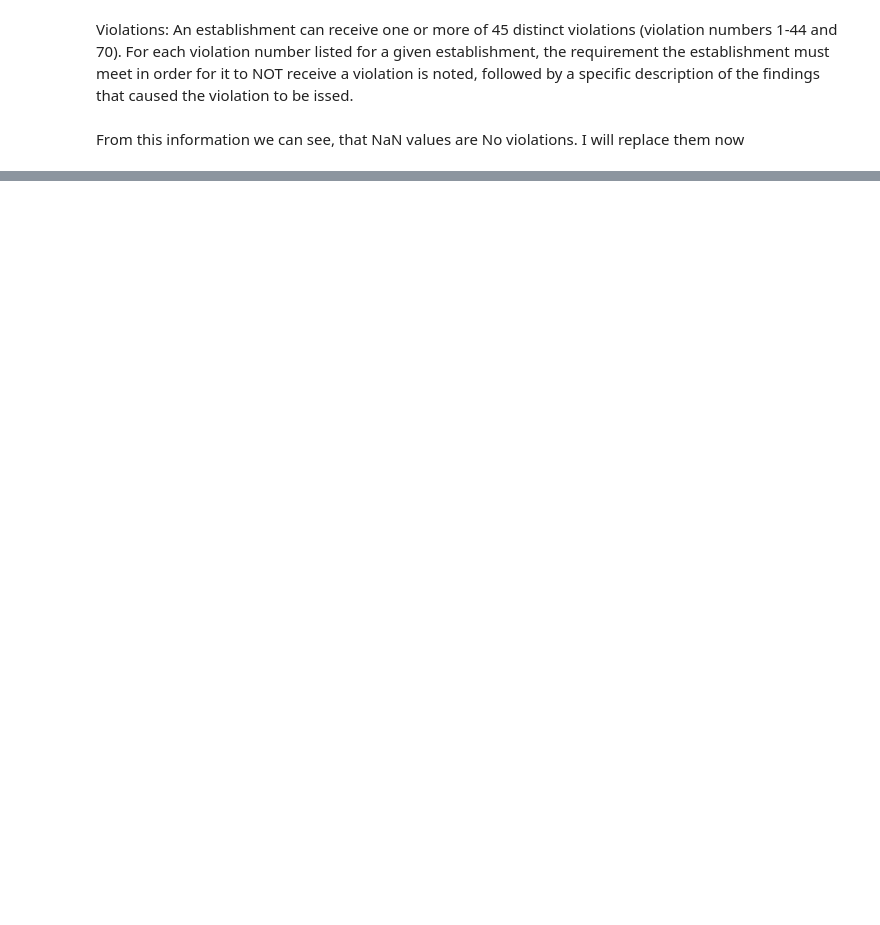
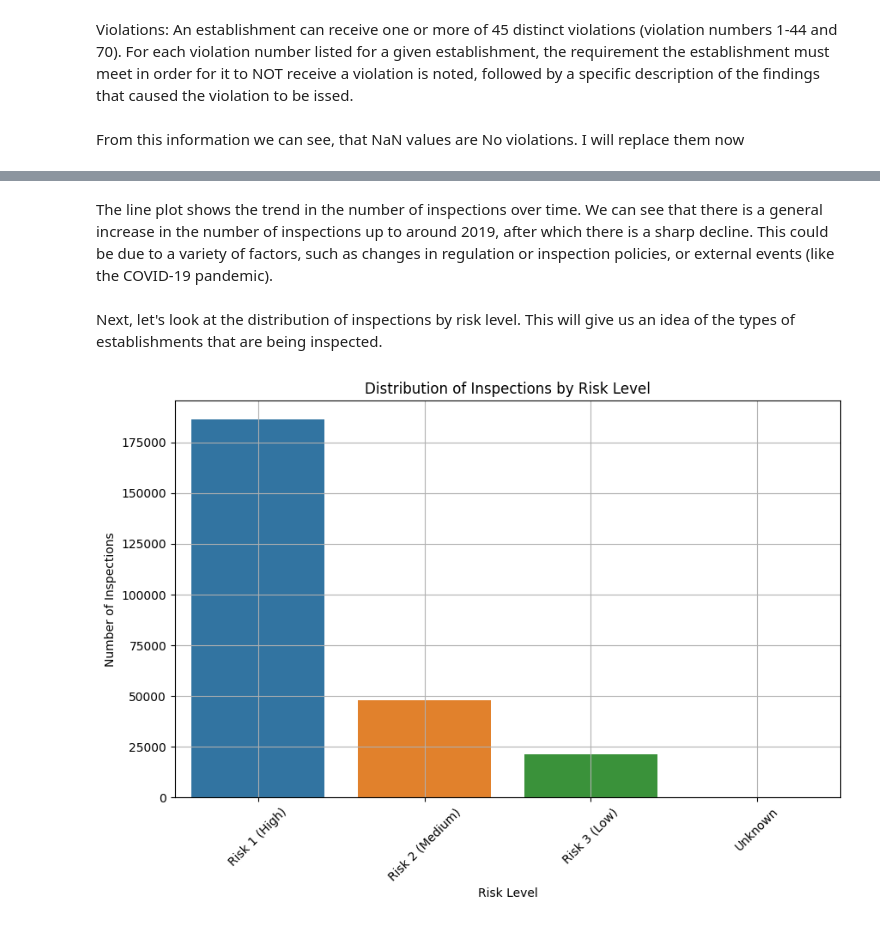
Before and after one commit to aremn/Chicago-Food, a Jupyter notebook: Chicago Inspection.ipynb, the cells around one changed output, grey strips where cells are left out. Cells and saved outputs as stored; diff of their text form; code cells hidden in the pictures; blank space fills up the shorter version.

```diff
--- a/Chicago Inspection.ipynb
+++ b/Chicago Inspection.ipynb
@@ -1164,0 +472,15 @@ Best accuracy for XGBoost:  0.8808529625174927
+# %% [markdown]
+The line plot shows the trend in the number of inspections over time. We can see that there is a general increase in the number of inspections up to around 2019, after which there is a sharp decline. This could be due to a variety of factors, such as changes in regulation or inspection policies, or external events (like the COVID-19 pandemic).
+# %% [markdown]
+Next, let's look at the distribution of inspections by risk level. This will give us an idea of the types of establishments that are being inspected.
+# %%
+plt.figure(figsize=(10, 6))
+sns.countplot(data=data, x='Risk', order=data['Risk'].value_counts().index)
+plt.title('Distribution of Inspections by Risk Level')
+plt.xlabel('Risk Level')
+plt.ylabel('Number of Inspections')
+plt.xticks(rotation=45)
+plt.grid(True)
+plt.show()
+# %% [output]
+[figure, added]
```
Also changed, not shown: parts of 214 cells of this notebook, 1 other file.
